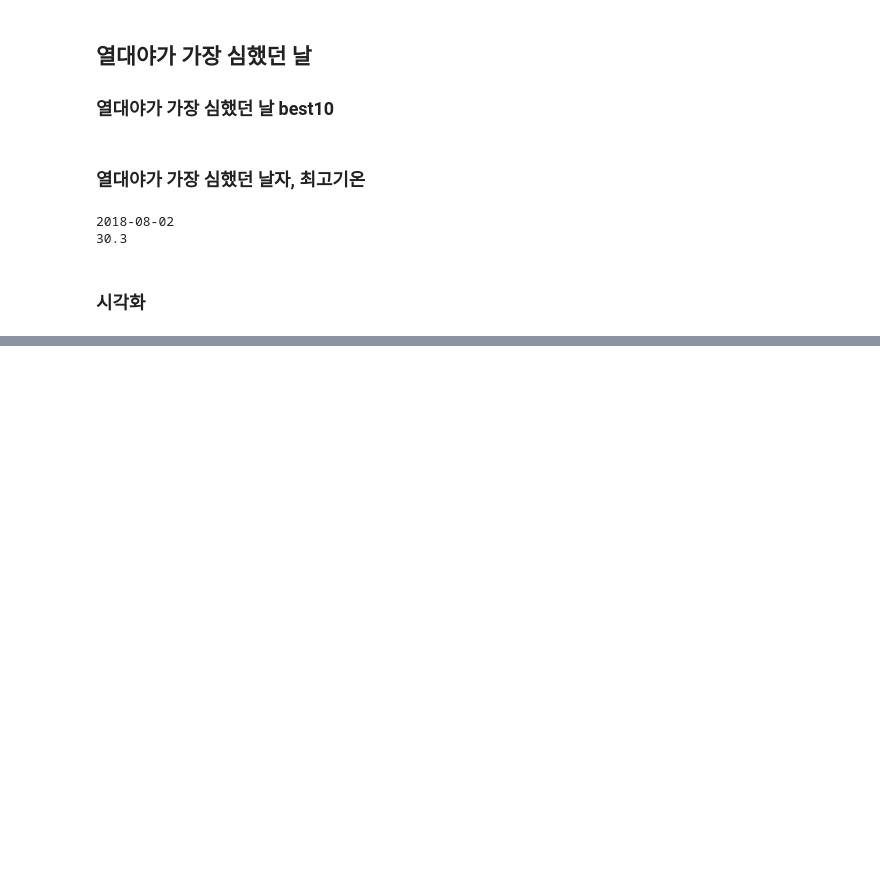
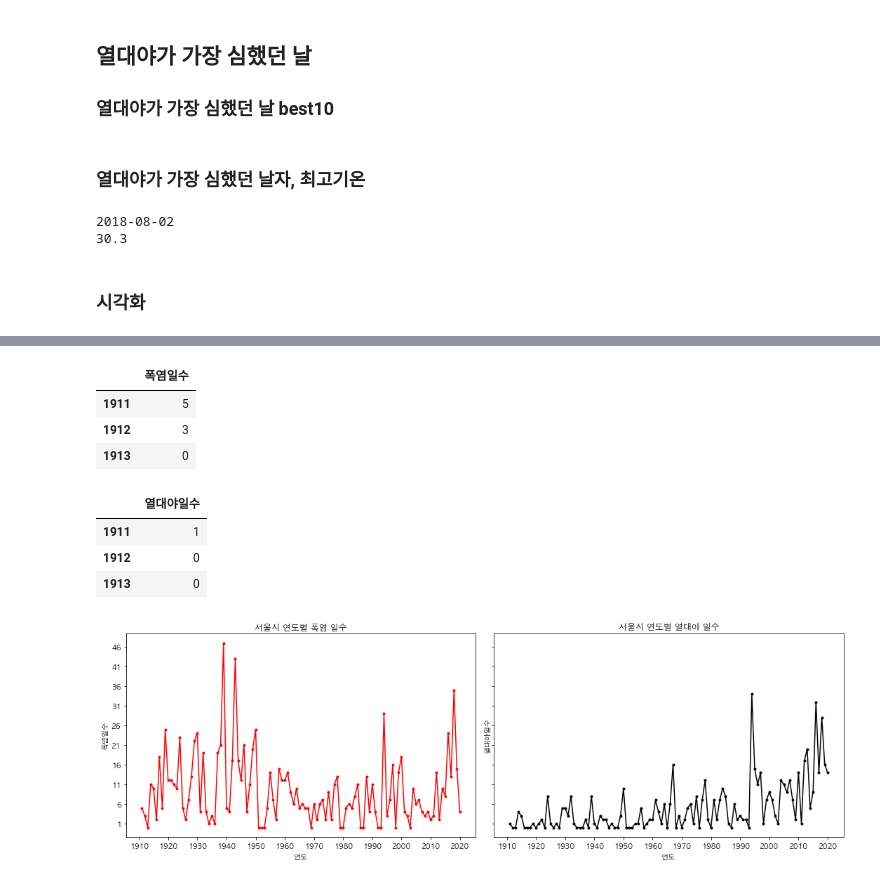
Before and after one commit to limetree-indigo/python-visualization, a Jupyter notebook: 10 서울시 폭염 및 열대야 분석 및 시각화/10 서울시 폭염 및 열대야 분석 및 시각화.ipynb, the cells around one changed output, grey strips where cells are left out. Drawn from its saved outputs; the diff is of its cells as text; code cells hidden in the pictures; blank space fills up the shorter version.

```diff
--- a/10 서울시 폭염 및 열대야 분석 및 시각화/10 서울시 폭염 및 열대야 분석 및 시각화.ipynb
+++ b/10 서울시 폭염 및 열대야 분석 및 시각화/10 서울시 폭염 및 열대야 분석 및 시각화.ipynb
@@ -252,0 +403,6 @@ plt.show()
+# %%
+# 불필요한 컬럼 삭제
+df_seoul_hotnight_count.drop(columns=[0], inplace=True)
+# %%
+# 컬럼명 변경
+df_seoul_hotnight_count.columns=['열대야일수']
@@ -252,0 +415,6 @@ plt.show()
+# %%
+# null --> 0으로 채우기
+df_seoul_hotnight_count = df_seoul_hotnight_count.fillna(0)
+# %%
+# 열대야일수 자료형을 정수형으로 변경
+df_seoul_hotnight_count = df_seoul_hotnight_count.astype('int64')
@@ -252,0 +440,42 @@ plt.show()
+# %%
+df_seoul_hotday_count.head(3)
+# %% [output]
+|  | 폭염일수 |
+| 1911 | 5 |
+| 1912 | 3 |
+| 1913 | 0 |
+# %%
+df_seoul_hotnight_count.head(3)
+# %% [output]
+|  | 열대야일수 |
+| 1911 | 1 |
+| 1912 | 0 |
+| 1913 | 0 |
+# %%
+# 서브플롯 만들기
+fig, ax = plt.subplots(1,2, sharex=True, sharey=True)
+
+# 연도별 폭염일수, 열대야일수 시각화
+ax[0].plot(df_seoul_hotday_count.index, df_seoul_hotday_count['폭염일수'],'r.-')
+ax[1].plot(df_seoul_hotnight_count.index, df_seoul_hotnight_count['열대야일수'],'k.-')
+
+# xlabel
+ax[0].set_xlabel('연도')
+ax[1].set_xlabel('연도')
+
+# ylabel
+ax[0].set_ylabel('폭염일수')
+ax[1].set_ylabel('열대야일수')
+
+# xticks, yticks 범위 지정하고 틱 공유
+ax[0].set_xticks(range(1910, 2021, 10))
+ax[0].set_yticks(range(1,50,5))
+
+# title
+ax[0].set_title('서울시 연도별 폭염 일수')
+ax[1].set_title('서울시 연도별 열대야 일수')
+
+fig.tight_layout()
+plt.show()
+# %% [output]
+[figure, added]
```
Also changed, not shown: parts of 22 cells of this notebook.
